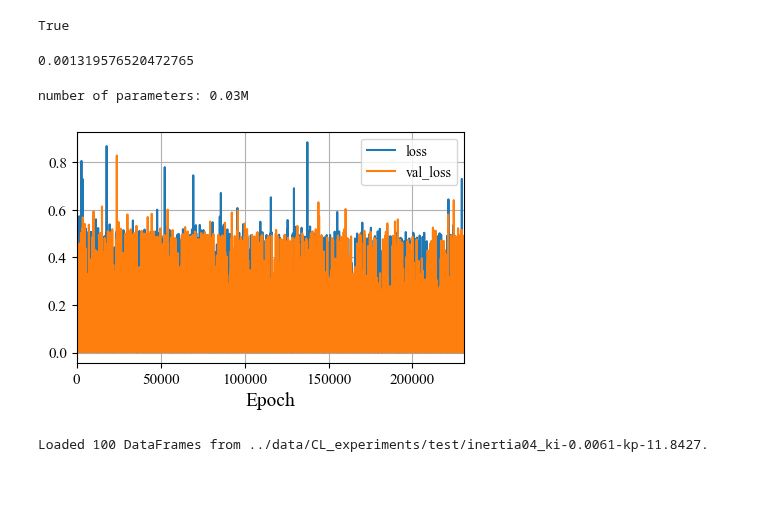
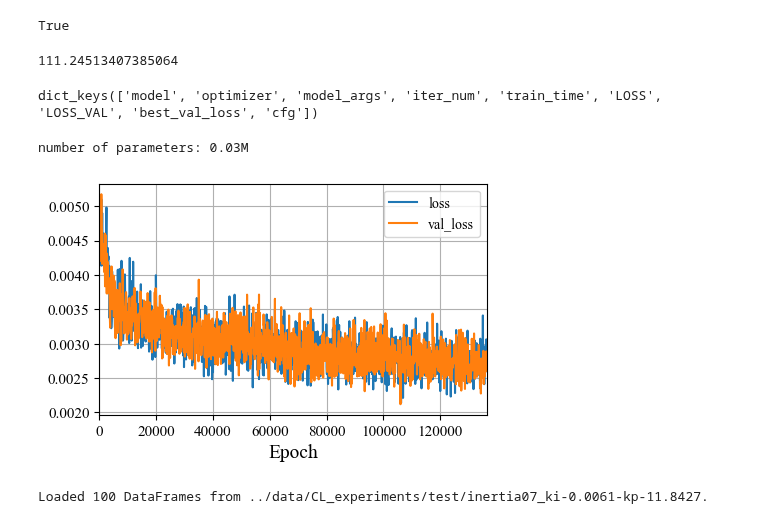
Before and after one commit to buswayne/in-context-bldc, a Jupyter notebook: speed_estimator/test_zerostep.ipynb, the cells around one changed output. Cells and saved outputs as stored; diff of their text form; code cells hidden in the pictures; blank space fills up the shorter version.

```diff
--- a/speed_estimator/test_zerostep.ipynb
+++ b/speed_estimator/test_zerostep.ipynb
@@ -47,13 +47,14 @@ True
 # %%
 # Create out dir
 out_dir = Path(out_dir)
-exp_data = torch.load(out_dir/"ckpt_zerostep_sim_OL_v3.pt", map_location=device)
+exp_data = torch.load(out_dir/"ckpt_zerostep_sim_matlab_10pct_v1.pt", map_location=device)
 seq_len = exp_data["cfg"].seq_len
 nx = exp_data["cfg"].nx
 # %%
-exp_data['best_val_loss']
+# Expected rmse speed
+np.sqrt(exp_data['best_val_loss']) * 2500
 # %% [output]
-0.001319576520472765
+111.24513407385064
 # %%
 # # Remove `module.` prefix from keys
 # from collections import OrderedDict
@@ -61,42 +62,47 @@ exp_data['best_val_loss']
 # for k, v in exp_data["model"].items():
 #     name = k[7:] if k.startswith("module.") else k  # Remove `module.` prefix
 #     new_state_dict[name] = v
+# %%
+exp_data.keys()
+# %% [output]
+dict_keys(['model', 'optimizer', 'model_args', 'iter_num', 'train_time', 'LOSS', 'LOSS_VAL', 'best_val_loss', 'cfg'])
 # %%
 model_args = exp_data["model_args"]
 gptconf = GPTConfig(**model_args)
 model = GPT(gptconf).to(device)
 
 
 state_dict = exp_data["model"]
 unwanted_prefix = '_orig_mod.'
 for k,v in list(state_dict.items()):
     if k.startswith(unwanted_prefix):
         state_dict[k[len(unwanted_prefix):]] = state_dict.pop(k)
     if k.startswith('module.'):
         state_dict[k[7:]] = v
         state_dict.pop(k)
 
 model.load_state_dict(state_dict)
 
 plt.figure(figsize=(5,3))
-plt.plot(exp_data['LOSS'], label="loss")
-plt.plot(exp_data['LOSS_VAL'], label="val_loss")
+plt.plot(np.arange(exp_data['iter_num'])[::100], exp_data['LOSS'][::100], label="loss")
+plt.plot(np.arange(exp_data['iter_num'])[::100], exp_data['LOSS_VAL'][::100], label="val_loss")
 plt.xlabel("Epoch")
 plt.legend()
 plt.show()
 # %% [output]
 number of parameters: 0.03M
-[figure, old version]
+[figure, new version]
 # %%
-# folder_path = '../data/CL_experiments/test/inertia07_ki-0.0061-kp-11.8427'
-folder_path = '../data/CL_experiments/test/inertia04_ki-0.0061-kp-11.8427'
-# folder_path = '../data/simulated/OL'
+folder_path = '../data/CL_experiments/test/inertia07_ki-0.0061-kp-11.8427'
+# folder_path = '../data/CL_experiments/test/inertia04_ki-0.0061-kp-11.8427'
+# folder_path = '../data/simulated/10_percent'
+
 dfs = load_dataframes_from_folder(folder_path)
 # Log the number of DataFrames loaded
 print(f"Loaded {len(dfs)} DataFrames from {folder_path}.")
 
 # Create an instance of the dataset
-dataset = Dataset(dfs=dfs, seq_len=1500)
+dataset = Dataset(dfs=dfs, seq_len=1000)
 dataloader = DataLoader(dataset, batch_size=batch_size, shuffle=True)
 
 # Example of accessing an item
@@ -107,7 +113,7 @@ cputime = np.empty(batch_y.shape[1])
 
 b, tt, _ = batch_y.shape
 # %% [output]
-Loaded 100 DataFrames from ../data/CL_experiments/test/inertia04_ki-0.0061-kp-11.8427.
+Loaded 100 DataFrames from ../data/CL_experiments/test/inertia07_ki-0.0061-kp-11.8427.
 # %%
 H = exp_data["cfg"].seq_len
 
```
Also changed, not shown: parts of 3 cells of this notebook, 54 other files.
